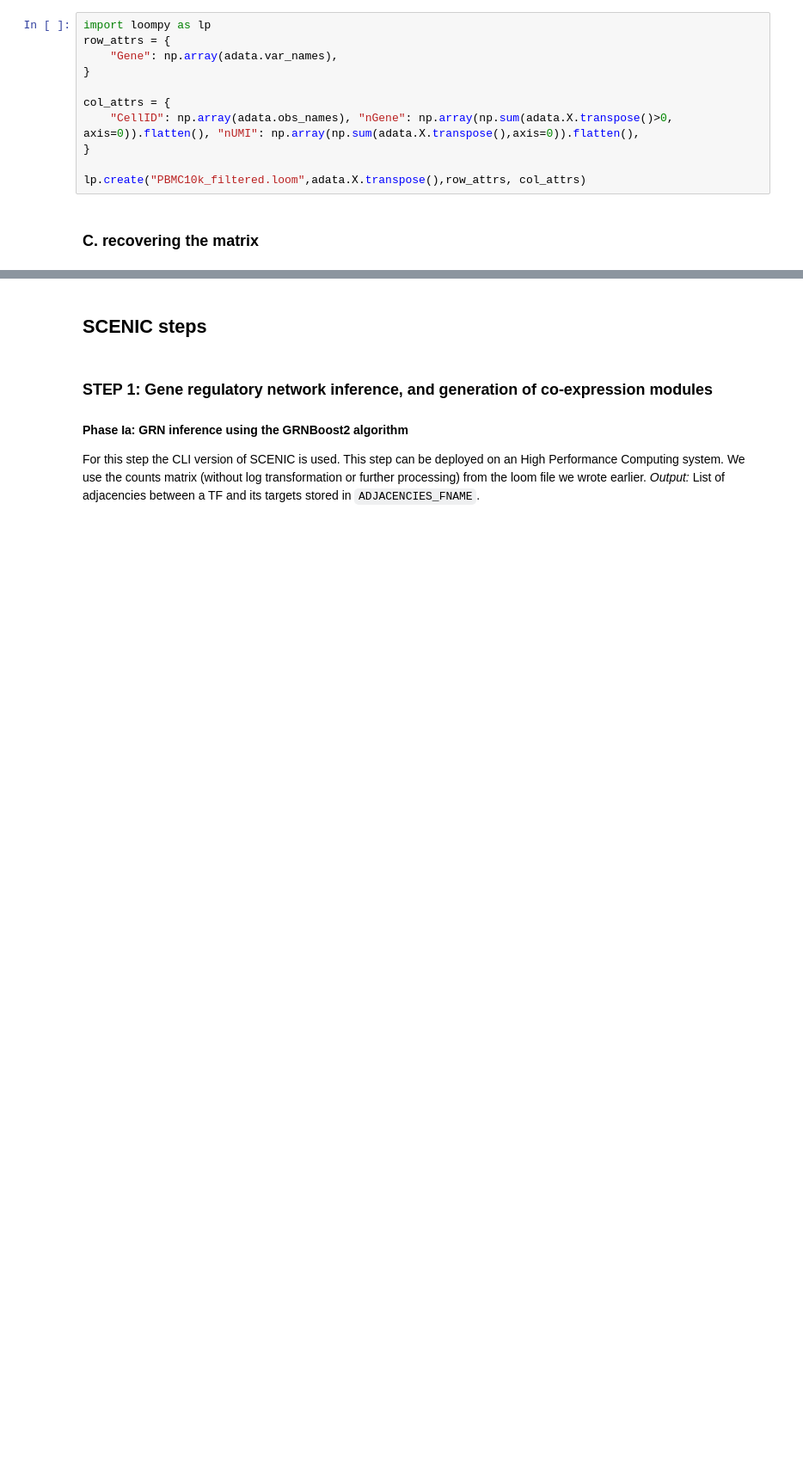
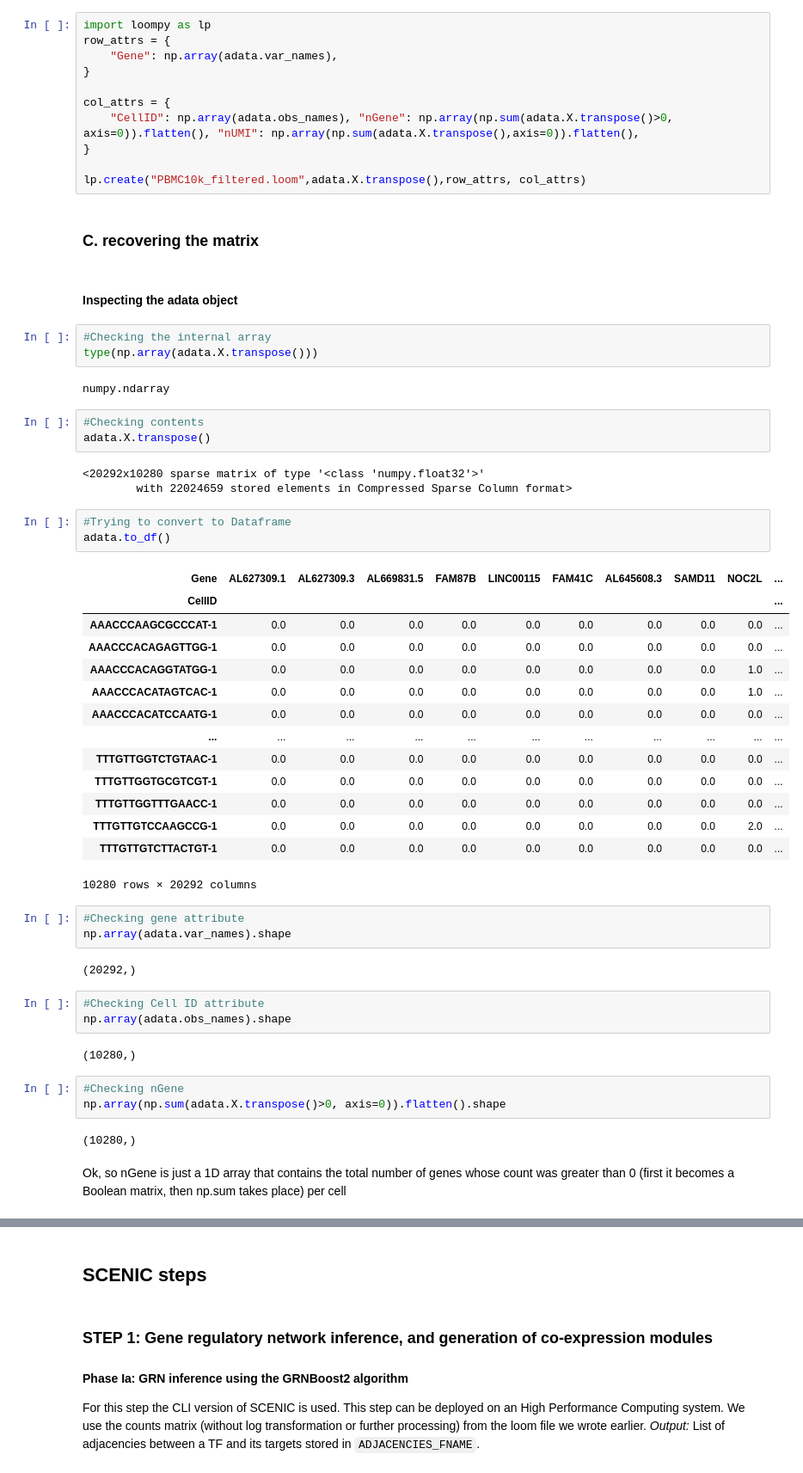
Before and after one commit to carlos-a-enriquez/dask_k8s, a Jupyter notebook: PBMC_project/PBMC10k_SCENIC_short-version.ipynb, the cells around one changed output, grey strips where cells are left out. Shown at 86% size. Saved outputs shown, nothing was run; the diff lists cells and outputs as text; blank space fills up the shorter version.

```diff
--- a/PBMC_project/PBMC10k_SCENIC_short-version.ipynb
+++ b/PBMC_project/PBMC10k_SCENIC_short-version.ipynb
@@ -361,3 +459,51 @@ col_attrs = {
 lp.create("PBMC10k_filtered.loom",adata.X.transpose(),row_attrs, col_attrs)
 # %% [markdown]
 ### C. recovering the matrix
+# %% [markdown]
+#### Inspecting the adata object
+# %%
+#Checking the internal array
+type(np.array(adata.X.transpose()))
+# %% [output]
+numpy.ndarray
+# %%
+#Checking contents
+adata.X.transpose()
+# %% [output]
+<20292x10280 sparse matrix of type '<class 'numpy.float32'>'
+        with 22024659 stored elements in Compressed Sparse Column format>
+# %%
+#Trying to convert to Dataframe
+adata.to_df()
+# %% [output]
+| Gene | AL627309.1 | AL627309.3 | AL669831.5 | FAM87B | LINC00115 | FAM41C | AL645608.3 | SAMD11 | NOC2L | ... |
+| CellID |  |  |  |  |  |  |  |  |  | ... |
+| AAACCCAAGCGCCCAT-1 | 0.0 | 0.0 | 0.0 | 0.0 | 0.0 | 0.0 | 0.0 | 0.0 | 0.0 | ... |
+| AAACCCACAGAGTTGG-1 | 0.0 | 0.0 | 0.0 | 0.0 | 0.0 | 0.0 | 0.0 | 0.0 | 0.0 | ... |
+| AAACCCACAGGTATGG-1 | 0.0 | 0.0 | 0.0 | 0.0 | 0.0 | 0.0 | 0.0 | 0.0 | 1.0 | ... |
+| AAACCCACATAGTCAC-1 | 0.0 | 0.0 | 0.0 | 0.0 | 0.0 | 0.0 | 0.0 | 0.0 | 1.0 | ... |
+| AAACCCACATCCAATG-1 | 0.0 | 0.0 | 0.0 | 0.0 | 0.0 | 0.0 | 0.0 | 0.0 | 0.0 | ... |
+| ... | ... | ... | ... | ... | ... | ... | ... | ... | ... | ... |
+| TTTGTTGGTCTGTAAC-1 | 0.0 | 0.0 | 0.0 | 0.0 | 0.0 | 0.0 | 0.0 | 0.0 | 0.0 | ... |
+| TTTGTTGGTGCGTCGT-1 | 0.0 | 0.0 | 0.0 | 0.0 | 0.0 | 0.0 | 0.0 | 0.0 | 0.0 | ... |
+| TTTGTTGGTTTGAACC-1 | 0.0 | 0.0 | 0.0 | 0.0 | 0.0 | 0.0 | 0.0 | 0.0 | 0.0 | ... |
+| TTTGTTGTCCAAGCCG-1 | 0.0 | 0.0 | 0.0 | 0.0 | 0.0 | 0.0 | 0.0 | 0.0 | 2.0 | ... |
+| TTTGTTGTCTTACTGT-1 | 0.0 | 0.0 | 0.0 | 0.0 | 0.0 | 0.0 | 0.0 | 0.0 | 0.0 | ... |
+10280 rows × 20292 columns
+# %%
+#Checking gene attribute
+np.array(adata.var_names).shape
+# %% [output]
+(20292,)
+# %%
+#Checking Cell ID attribute
+np.array(adata.obs_names).shape
+# %% [output]
+(10280,)
+# %%
+#Checking nGene
+np.array(np.sum(adata.X.transpose()>0, axis=0)).flatten().shape
+# %% [output]
+(10280,)
+# %% [markdown]
+Ok, so nGene is just a 1D array that contains the total number of genes whose count was greater than 0 (first it becomes a Boolean matrix, then np.sum takes place) per cell
```
Also changed, not shown: parts of 43 cells of this notebook, 3 other files.
